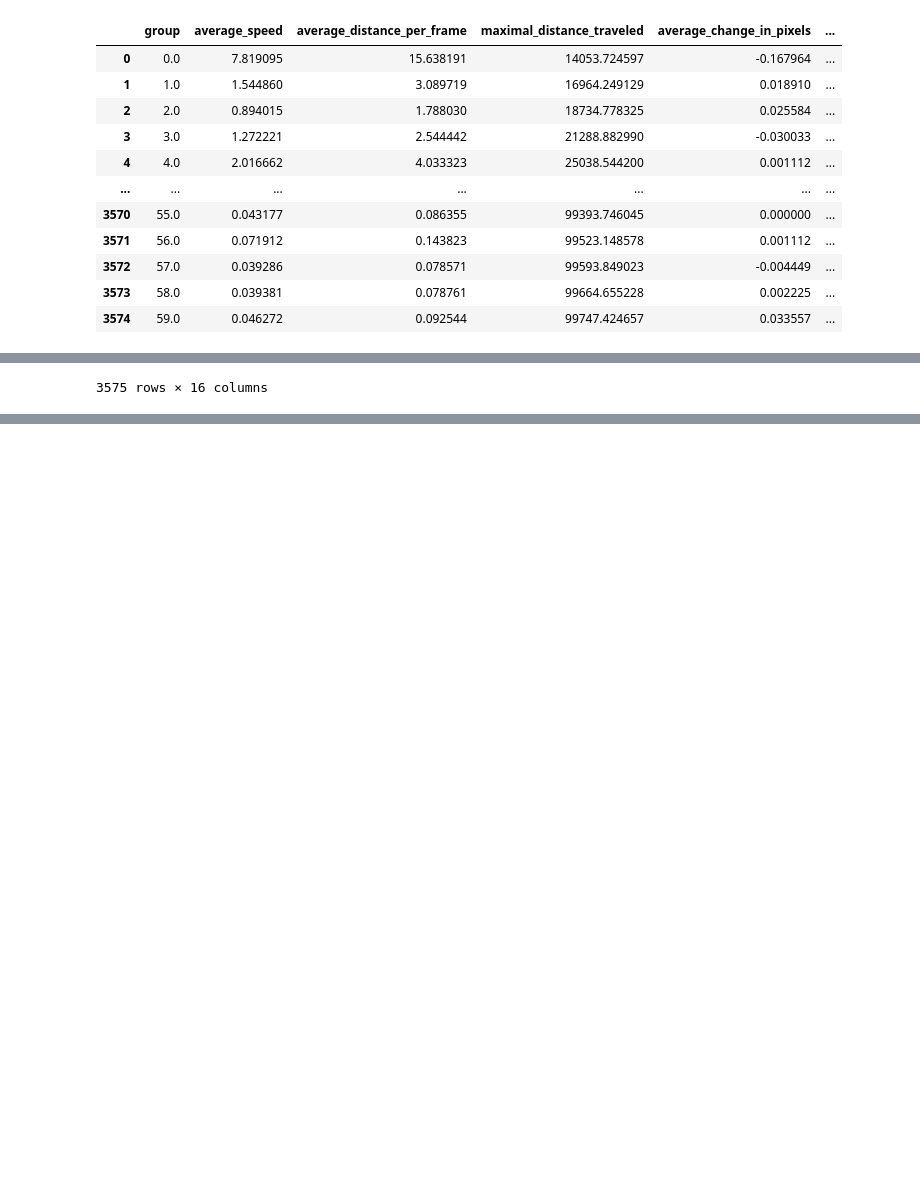
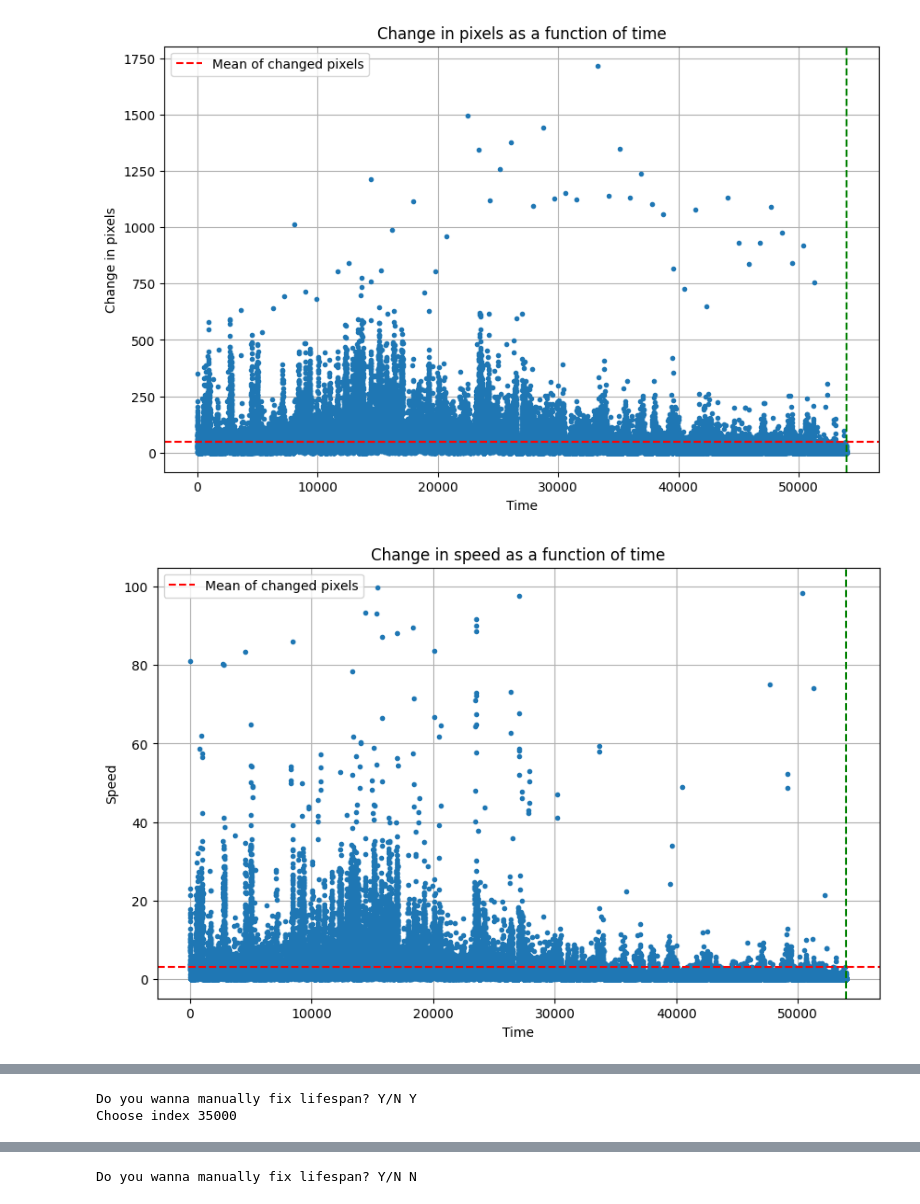
Before and after one commit to srsingh04/mlproject2, a Jupyter notebook: make_df.ipynb, the cells around one changed output, grey strips where cells are left out. Cells and saved outputs as stored; diff of their text form; code cells hidden in the pictures; blank space fills up the shorter version.

```diff
--- a/make_df.ipynb
+++ b/make_df.ipynb
@@ -1,49 +1,101 @@
 # %%
 import pandas as pd
+import numpy as np
+import matplotlib.pyplot as plt
 from functions import wormstats
+
+def adjust_lifespan(lifespan, csv_file_path):
+    data = pd.read_csv(csv_file_path)
+    n = data.index + 1
+    data['Time elapsed (in sec)'] = 2 * n + np.floor((n - 1) / 900) * 5.5 * 3600
+    data['Time elapsed (in hours)'] = data['Time elapsed (in sec)']/3600
+    lifespan = data[data['Time elapsed (in hours)'] == lifespan].index
+
+    decide = 'Y'
+    while decide == 'Y':
+        plt.figure(figsize=(10, 6))
+        plt.plot(data.index, data['Changed Pixels'], marker='.', linestyle='')
+        plt.title("Change in pixels as a function of time")
+        plt.xlabel("Time")
+        plt.ylabel("Change in pixels")
+        plt.axhline(y=data['Changed Pixels'].mean(), color='red', linestyle='--', label='Mean of changed pixels')
+        plt.axvline(x=lifespan, color='green', linestyle='--' )
+        plt.grid(True)
+        plt.legend()
+        plt.show()
+
+        plt.figure(figsize=(10, 6))
+        plt.plot(data.loc[data.Speed<100].index, data.loc[data.Speed<100]['Speed'], marker='.', linestyle='')
+        plt.title("Change in speed as a function of time")
+        plt.xlabel("Time")
+        plt.ylabel("Speed")
+        plt.axhline(y=data['Speed'].mean(), color='red', linestyle='--', label='Mean of changed pixels')
+        plt.axvline(x=lifespan, color='green', linestyle='--' )
+        plt.grid(True)
+        plt.legend()
+        plt.show()
+
+        data['Instantaneous Distance'] = np.sqrt(
+            (data['X'].diff() ** 2) + (data['Y'].diff() ** 2)
+        ).fillna(0)
+        data['Total Distance'] = data['Instantaneous Distance'].cumsum()
+        plt.figure(figsize=(10, 6))
+        plt.plot(data.index, data['Total Distance'], marker='.', linestyle='')
+        plt.title("Total distance covered by the worm")
+        plt.xlabel("Time")
+        plt.ylabel("Distance")
+        plt.axvline(x=lifespan, color='green', linestyle='--' )
+        plt.grid(True)
+        plt.show()
+
+        decide = input('Do you wanna manually fix lifespan? Y/N')
+        if decide != 'Y' and decide != 'N':
+            decide = input('Do you wanna manually fix lifespan? Y/N')
+        elif decide == 'Y':
+            lifespan = int(input('Choose index'))
+
+    return data['Time elapsed (in hours)'].iloc[lifespan]
 
 all_data = []
 
 for x in range(1, 13):
     csv_file_path = f'companyDrug/companyDrug{x}.csv'
     y = wormstats(csv_file_path)
+    lifespan = y.loc[0,'lifespan']
+    y['lifespan']= adjust_lifespan(lifespan, csv_file_path)
     y['drugged'] = 1
     y['worm_id'] = x
     all_data.append(y)
 
 for x in range(1, 13):
     csv_file_path = f'controlTerbinafin/controlTerbinafin{x}.csv'
     y = wormstats(csv_file_path)
+    lifespan = y.loc[0,'lifespan']
+    y['lifespan']= adjust_lifespan(lifespan, csv_file_path)
     y['drugged'] = 0
     y['worm_id'] = x+12
     all_data.append(y)
 
 for x in range(1, 13):
     csv_file_path = f'Terbinafin/Terbinafin{x}.csv'
     y = wormstats(csv_file_path)
+    lifespan = y.loc[0,'lifespan']
+    y['lifespan']= adjust_lifespan(lifespan, csv_file_path)
     y['drugged'] = 2
     y['worm_id'] = x+24
     all_data.append(y)
 
 for x in range(1, 13):
     csv_file_path = f'control/control{x}.csv'
     y = wormstats(csv_file_path)
+    lifespan = y.loc[0,'lifespan']
+    y['lifespan']= adjust_lifespan(lifespan, csv_file_path)
     y['drugged'] = 0
     y['worm_id'] = x+36
     all_data.append(y)
 
 merged_df = pd.concat(all_data, axis=0, ignore_index=True)
 merged_df
 # %% [output]
-|  | group | average_speed | average_distance_per_frame | maximal_distance_traveled | average_change_in_pixels | ... |
-| 0 | 0.0 | 7.819095 | 15.638191 | 14053.724597 | -0.167964 | ... |
-| 1 | 1.0 | 1.544860 | 3.089719 | 16964.249129 | 0.018910 | ... |
-| 2 | 2.0 | 0.894015 | 1.788030 | 18734.778325 | 0.025584 | ... |
-| 3 | 3.0 | 1.272221 | 2.544442 | 21288.882990 | -0.030033 | ... |
-| 4 | 4.0 | 2.016662 | 4.033323 | 25038.544200 | 0.001112 | ... |
-| ... | ... | ... | ... | ... | ... | ... |
-| 3570 | 55.0 | 0.043177 | 0.086355 | 99393.746045 | 0.000000 | ... |
-| 3571 | 56.0 | 0.071912 | 0.143823 | 99523.148578 | 0.001112 | ... |
-| 3572 | 57.0 | 0.039286 | 0.078571 | 99593.849023 | -0.004449 | ... |
-| 3573 | 58.0 | 0.039381 | 0.078761 | 99664.655228 | 0.002225 | ... |
-| 3574 | 59.0 | 0.046272 | 0.092544 | 99747.424657 | 0.033557 | ... |
+[figure, added]
+[figure, added]
@@ -50 +103,2 @@ merged_df
-3575 rows × 16 columns
+Do you wanna manually fix lifespan? Y/N Y
+Choose index 35000
@@ -50,0 +108 @@ merged_df
+Do you wanna manually fix lifespan? Y/N N
```
Also changed, not shown: parts of 3 cells of this notebook.
